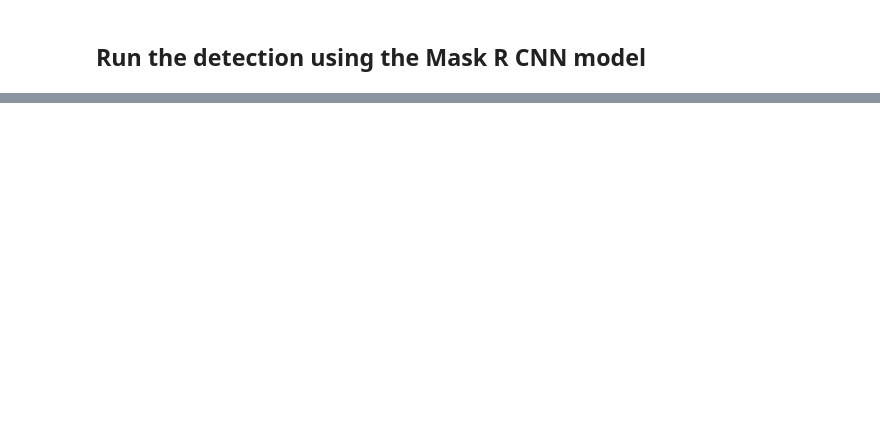
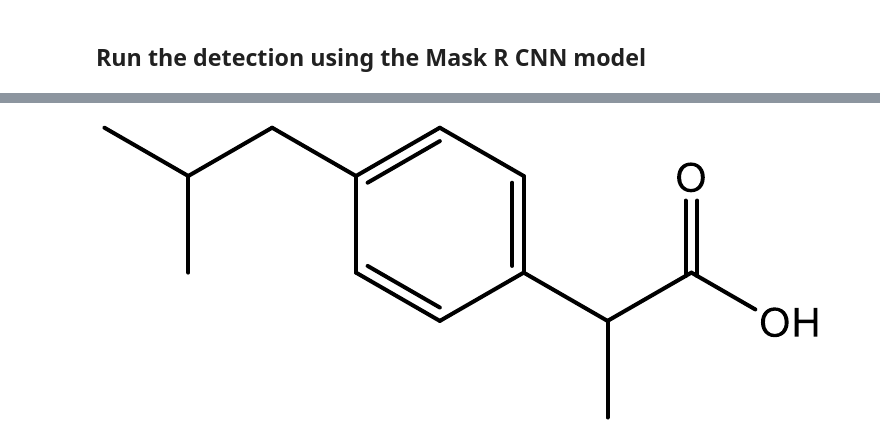
Before and after one commit to Kohulan/DECIMER-Image-Segmentation, a Jupyter notebook: DECIMER_Segmentation_notebook.ipynb, the cells around one changed output, grey strips where cells are left out. Cells and saved outputs as stored; diff of their text form; code cells hidden in the pictures; blank space fills up the shorter version.

```diff
--- a/DECIMER_Segmentation_notebook.ipynb
+++ b/DECIMER_Segmentation_notebook.ipynb
@@ -80,0 +62,8 @@ visualize.display_instances(image = image,
+# %%
+path = os.path.abspath('./Validation/test_page.pdf')
+segments = structure_extractor.segment_chemical_structures_from_file(path,
+                                                                     expand=True,
+                                                                     poppler_path=None)
+Image.fromarray(segments[0])
+# %% [output]
+[figure, added]
```
Also changed, not shown: parts of 17 cells of this notebook.
